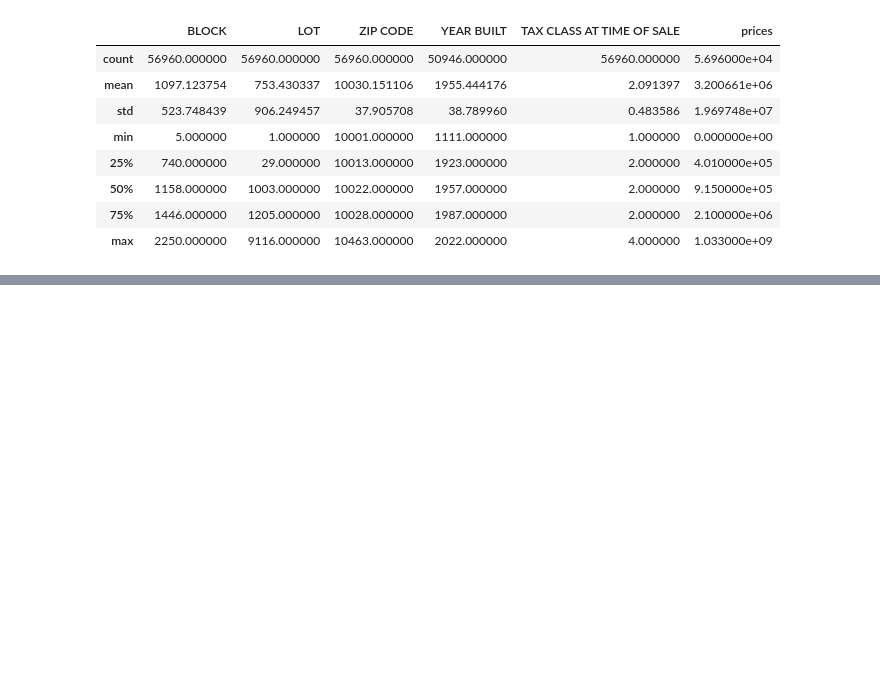
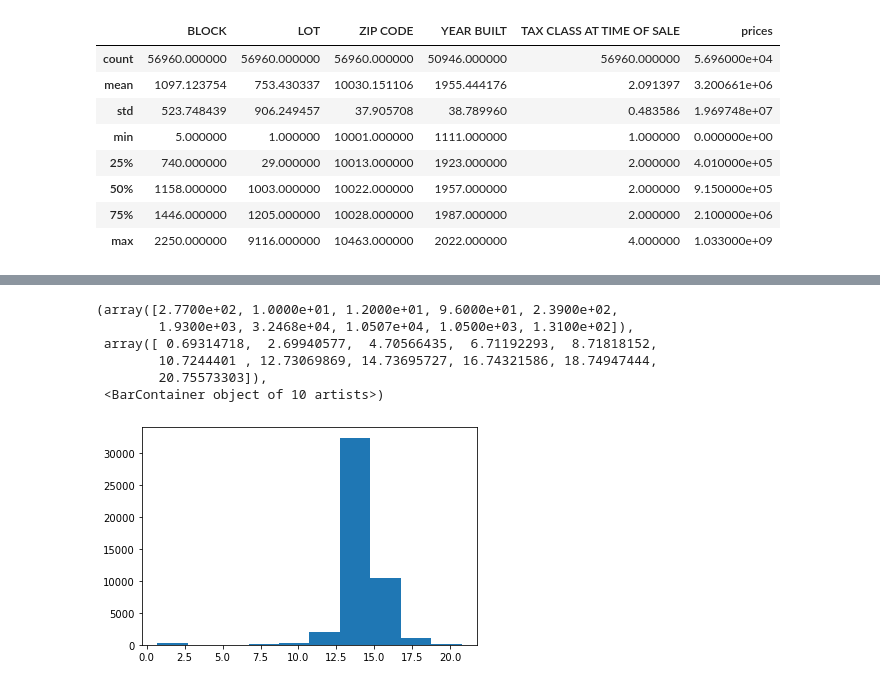
Before and after one commit to lprockop/MastersThesis, a Jupyter notebook: Data/DataCleaning.ipynb, the cells around one changed output, grey strips where cells are left out. Saved outputs shown, nothing was run; the diff lists cells and outputs as text; code cells hidden in the pictures; blank space fills up the shorter version.

```diff
--- a/Data/DataCleaning.ipynb
+++ b/Data/DataCleaning.ipynb
@@ -173,3 +192,13 @@ allsales[['BLOCK', 'LOT', 'ZIP CODE', 'YEAR BUILT', 'TAX CLASS AT TIME OF SALE',
+# %%
+plt.hist(np.log(allsales['prices']))
+# %% [output]
+(array([2.7700e+02, 1.0000e+01, 1.2000e+01, 9.6000e+01, 2.3900e+02,
+        1.9300e+03, 3.2468e+04, 1.0507e+04, 1.0500e+03, 1.3100e+02]),
+ array([ 0.69314718,  2.69940577,  4.70566435,  6.71192293,  8.71818152,
+        10.7244401 , 12.73069869, 14.73695727, 16.74321586, 18.74947444,
+        20.75573303]),
+ <BarContainer object of 10 artists>)
+[figure, added]
 # %%
 f = plt.figure()
 f.set_figwidth(12)
```
Also changed, not shown: parts of 24 cells of this notebook, 6 other files.
